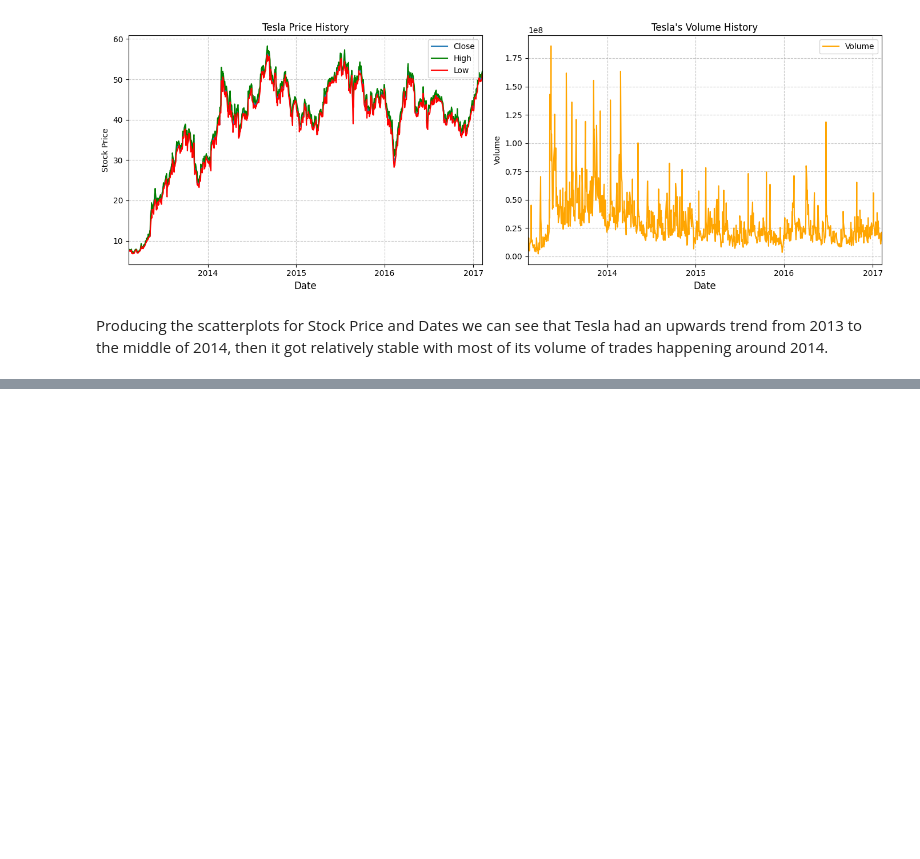
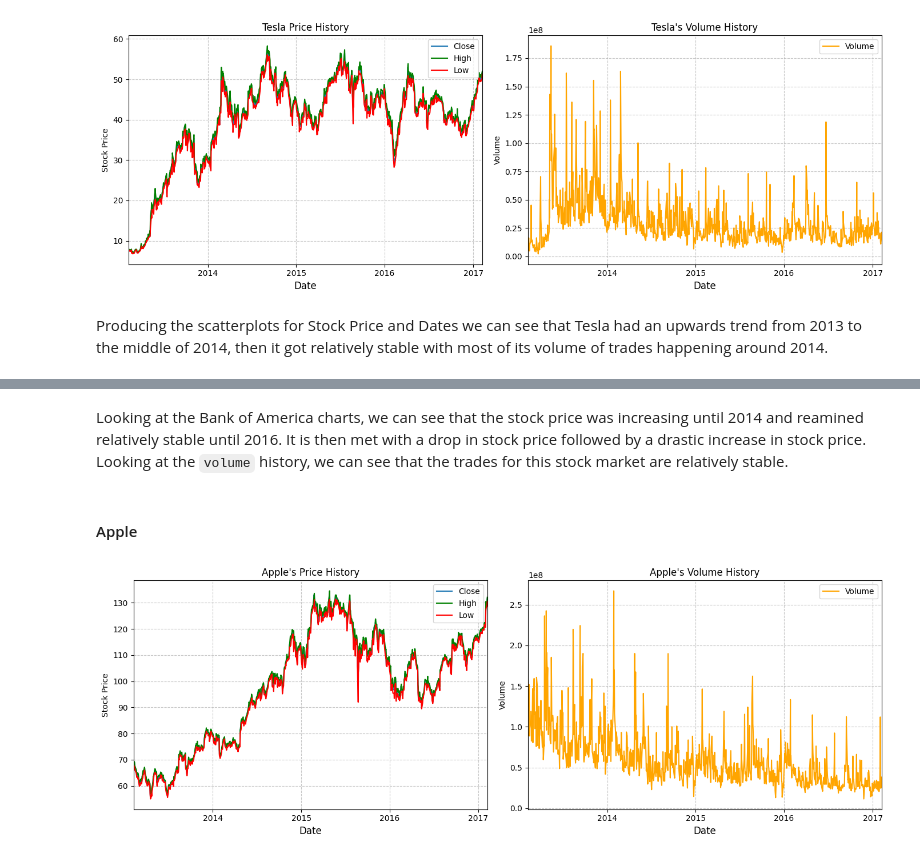
Before and after one commit to Vondent/stock-price-analysis, a Jupyter notebook: stock-price-analysis.ipynb, the cells around one changed output, grey strips where cells are left out. Drawn from its saved outputs; the diff is of its cells as text; code cells hidden in the pictures; blank space fills up the shorter version.

```diff
--- a/stock-price-analysis.ipynb
+++ b/stock-price-analysis.ipynb
@@ -461,0 +494,33 @@ Producing the scatterplots for Stock Price and Dates we can see that Tesla had a
+# %% [markdown]
+Looking at the Bank of America charts, we can see that the stock price was increasing until 2014 and reamined relatively stable until 2016.  It is then met with a drop in stock price followed by a drastic increase in stock price.  Looking at the `volume` history, we can see that the trades for this stock market are relatively stable.
+# %% [markdown]
+#### Apple
+# %%
+f, (ax1, ax2) = plt.subplots(1, 2, figsize=(14, 5))
+
+# Close, High, and Low Prices on ax1
+ax1.plot(apple_train["date"], apple_train["close"], label="Close")
+ax1.plot(apple_train["date"], apple_train["high"], color="green", label="High")
+ax1.plot(apple_train["date"], apple_train["low"], color="red", label="Low")
+ax1.set_xlabel("Date", fontsize=12)
+ax1.set_ylabel("Stock Price")
+ax1.set_title("Apple's Price History")
+ax1.legend()
+
+# Volume on ax2
+ax2.plot(apple_train["date"], apple_train["volume"], color="orange", label="Volume")
+ax2.set_xlabel("Date", fontsize=12)
+ax2.set_ylabel("Volume")
+ax2.set_title("Apple's Volume History")
+ax2.legend()
+
+for ax in [ax1, ax2]:
+    ax.xaxis.set_major_locator(mdates.YearLocator())  # Major ticks every year
+    ax.xaxis.set_major_formatter(mdates.DateFormatter("%Y"))  # Format as 'YYYY'
+    ax.set_xlim([apple_train["date"].min(), apple_train["date"].max()])  # Limit to data range
+    ax.grid(True, linestyle="--", alpha=0.7)  # Optional grid for clarity
+
+plt.tight_layout()
+plt.show()
+# %% [output]
+[figure, added]
```
Also changed, not shown: parts of 13 cells of this notebook.
